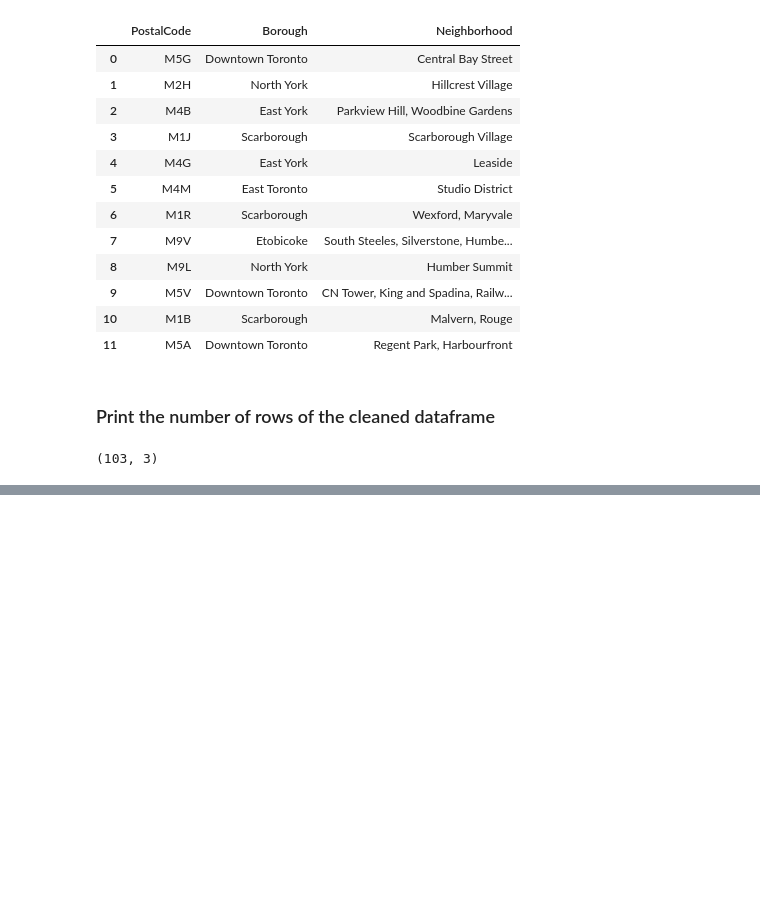
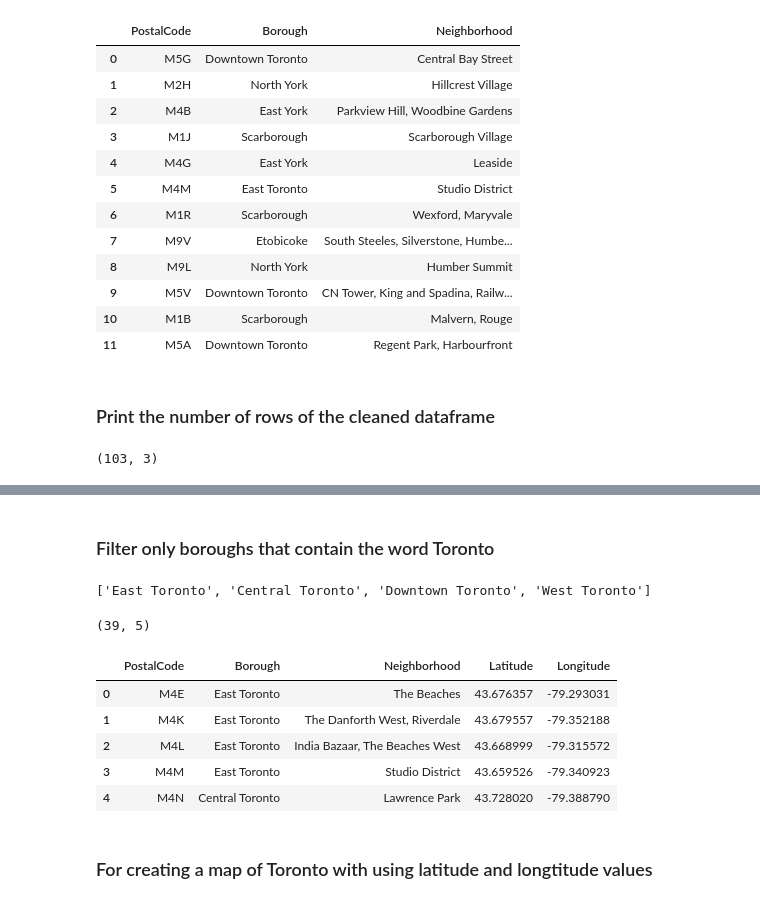
Before and after one commit to Arslan0007/IBM-Data-Science-Professional-Certificate, a Jupyter notebook: Applied Data Science Capstone/Week 3/Segmenting and Clustering Neighborhoods in Toronto.ipynb, the cells around one changed output, grey strips where cells are left out. Cells and saved outputs as stored; diff of their text form; code cells hidden in the pictures; blank space fills up the shorter version.

```diff
--- a/Applied Data Science Capstone/Week 3/Segmenting and Clustering Neighborhoods in Toronto.ipynb
+++ b/Applied Data Science Capstone/Week 3/Segmenting and Clustering Neighborhoods in Toronto.ipynb
@@ -160,0 +253,29 @@ toronto_df_grouped.shape
+# %% [markdown]
+### Filter only boroughs that contain the word Toronto
+# %%
+borough_names = list(toronto_df_coordinates.Borough.unique())
+
+borough_with_toronto = []
+
+for x in borough_names:
+    if "toronto" in x.lower():
+        borough_with_toronto.append(x)
+
+borough_with_toronto
+# %% [output]
+['East Toronto', 'Central Toronto', 'Downtown Toronto', 'West Toronto']
+# %%
+# create a new DataFrame with only boroughs that contain the word Toronto
+toronto_df_new = toronto_df_coordinates[toronto_df_coordinates['Borough'].isin(borough_with_toronto)].reset_index(drop=True)
+print(toronto_df_new.shape)
+toronto_df_new.head()
+# %% [output]
+(39, 5)
+|  | PostalCode | Borough | Neighborhood | Latitude | Longitude |
+| 0 | M4E | East Toronto | The Beaches | 43.676357 | -79.293031 |
+| 1 | M4K | East Toronto | The Danforth West, Riverdale | 43.679557 | -79.352188 |
+| 2 | M4L | East Toronto | India Bazaar, The Beaches West | 43.668999 | -79.315572 |
+| 3 | M4M | East Toronto | Studio District | 43.659526 | -79.340923 |
+| 4 | M4N | Central Toronto | Lawrence Park | 43.728020 | -79.388790 |
+# %% [markdown]
+### For creating a map of Toronto with using latitude and longtitude values
```
Also changed, not shown: parts of 16 cells of this notebook, 2 other files.
